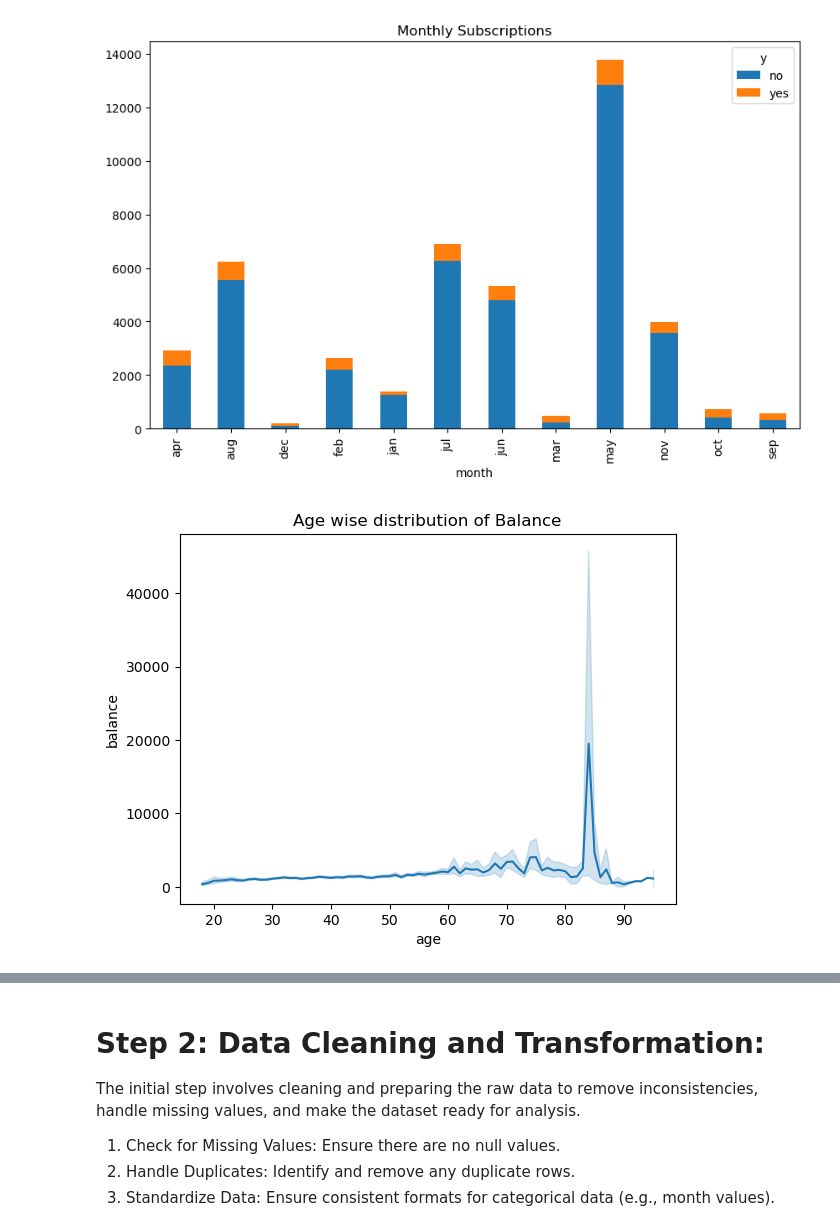
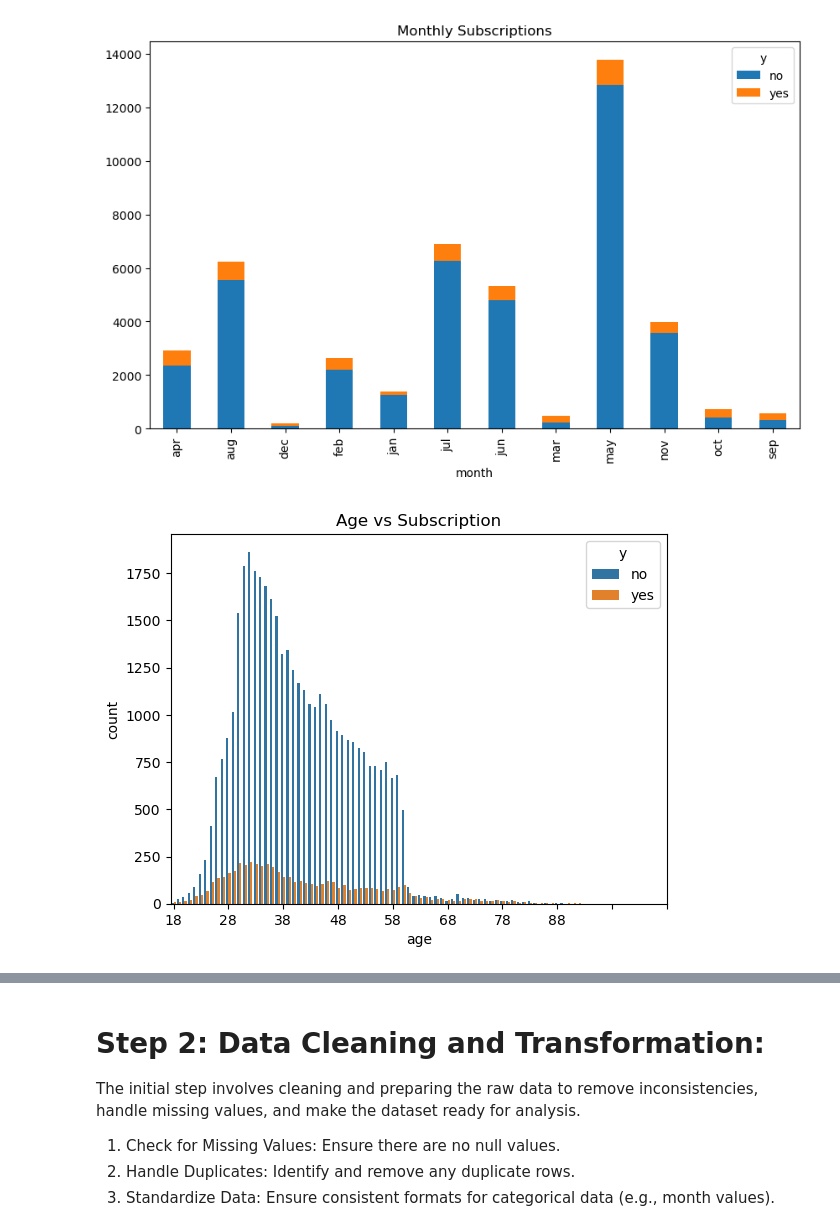
Before and after one commit to amirfarimani/DSI_Team_Project_Bank_Marketing, a Jupyter notebook: experiments/data_processing.ipynb, the cells around one changed output, grey strips where cells are left out. Cells and saved outputs as stored; diff of their text form; code cells hidden in the pictures.

```diff
--- a/experiments/data_processing.ipynb
+++ b/experiments/data_processing.ipynb
@@ -253,10 +242,10 @@ plt.show()
 [figure]
 # %%
 #  line plot for 'balance'. Helps to identify the outliers or skewed distribution
-sns.lineplot(data = df,
-             x = 'age',
-             y = 'balance')
-plt.title("Age wise distribution of Balance")
+sns.countplot(data=df, x='age', hue='y')
+plt.title("Age vs Subscription")
+plt.xticks(np.arange(0, 100, step=10))  # Set label locations.
+#plt.xticks(0,10)
 plt.show()
 # %% [output]
-[figure, old version]
+[figure, new version]
```
Also changed, not shown: parts of 34 cells of this notebook.
